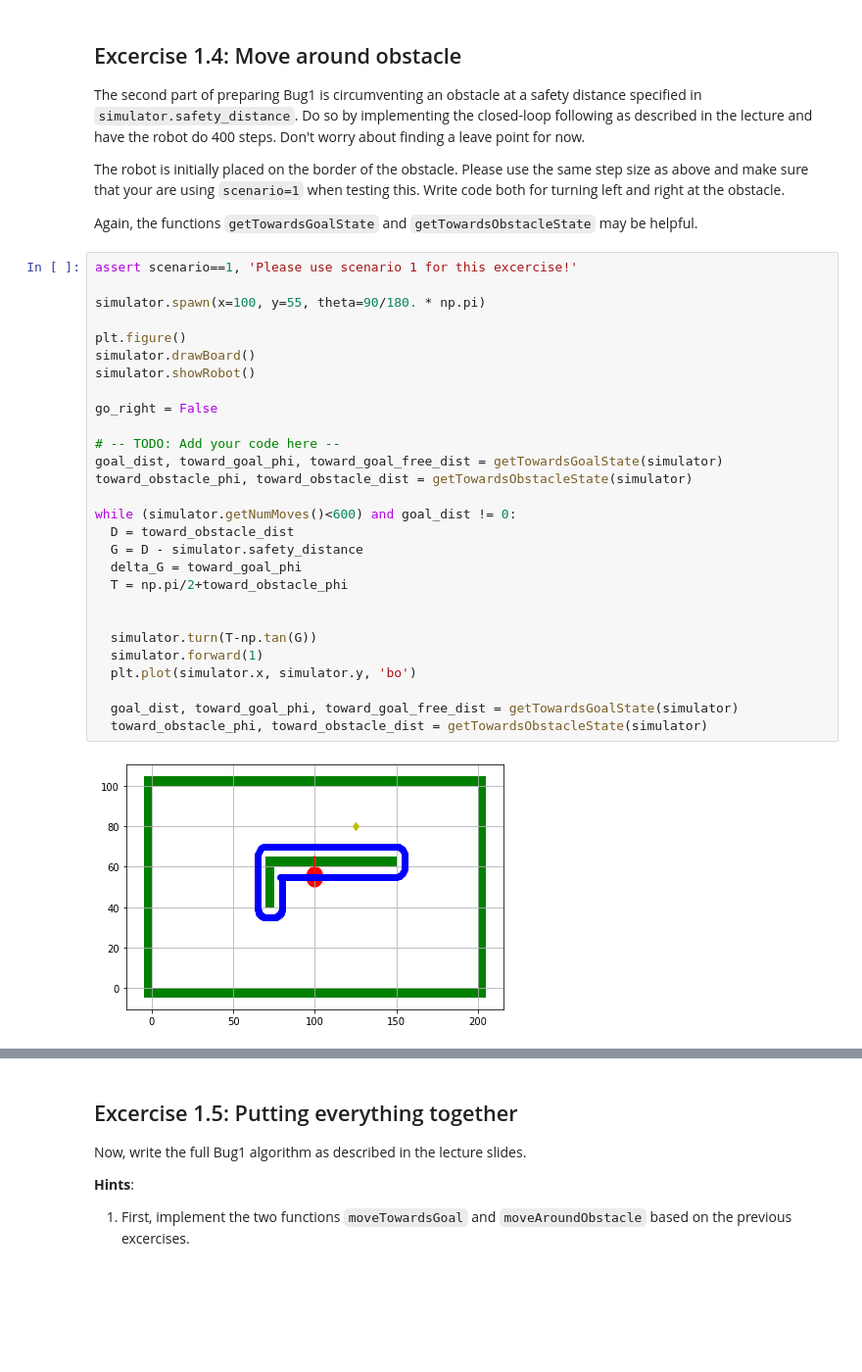
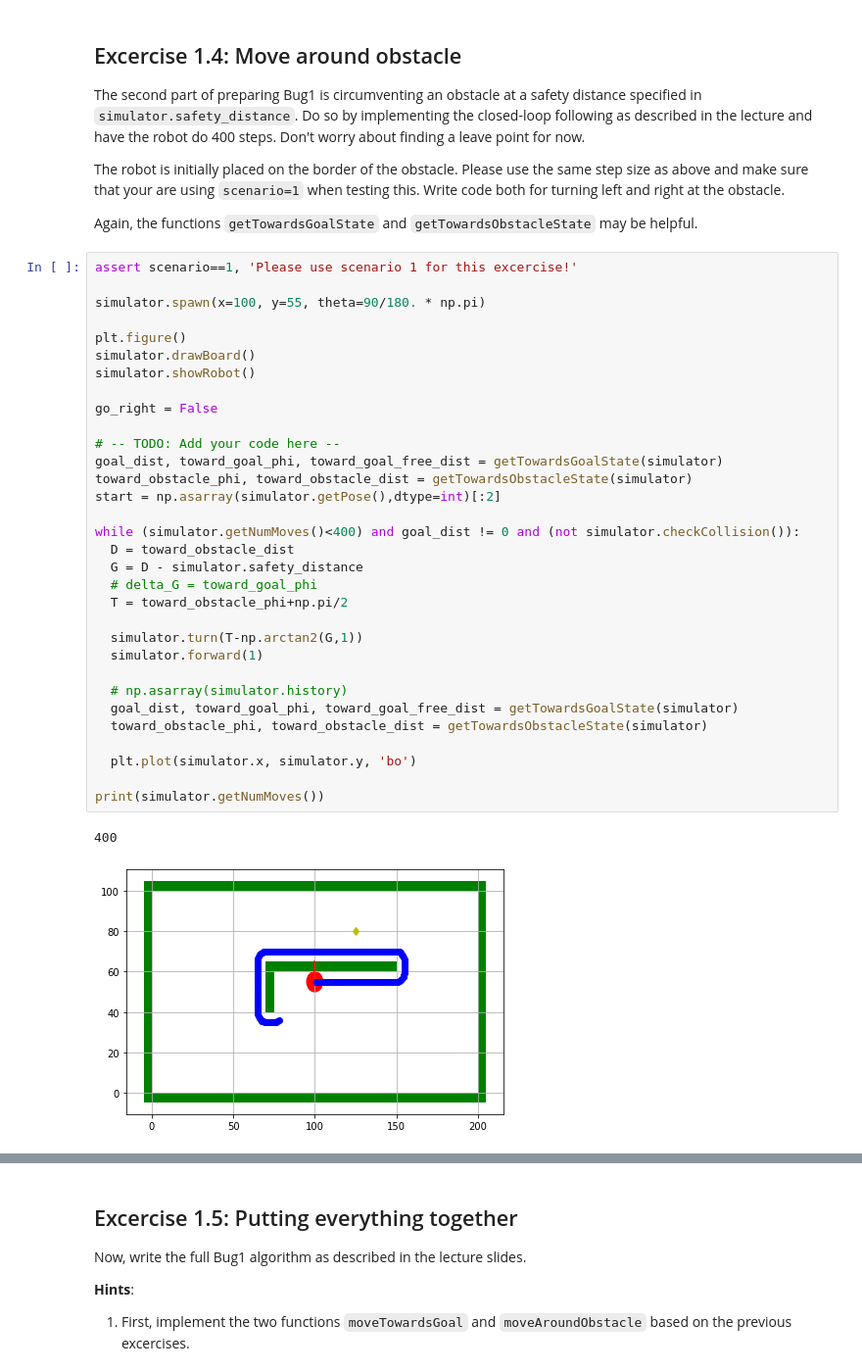
Before and after one commit to Braafisch/Motion-Planning-Assignment, a Jupyter notebook: Assignment_1/MP_Assignment1.ipynb, the cells around one changed output, grey strips where cells are left out. Shown at 98% size. Cells and saved outputs as stored; diff of their text form; blank space fills up the shorter version.

```diff
--- a/Assignment_1/MP_Assignment1.ipynb
+++ b/Assignment_1/MP_Assignment1.ipynb
@@ -296,30 +300,35 @@ Again, the functions ``getTowardsGoalState`` and ``getTowardsObstacleState`` may
 # %%
 assert scenario==1, 'Please use scenario 1 for this excercise!'
 
 simulator.spawn(x=100, y=55, theta=90/180. * np.pi)
 
 plt.figure()
 simulator.drawBoard()
 simulator.showRobot()
 
 go_right = False
 
 # -- TODO: Add your code here --
 goal_dist, toward_goal_phi, toward_goal_free_dist = getTowardsGoalState(simulator)
 toward_obstacle_phi, toward_obstacle_dist = getTowardsObstacleState(simulator)
+start = np.asarray(simulator.getPose(),dtype=int)[:2]
 
-while (simulator.getNumMoves()<600) and goal_dist != 0:
+while (simulator.getNumMoves()<400) and goal_dist != 0 and (not simulator.checkCollision()):
   D = toward_obstacle_dist
   G = D - simulator.safety_distance
-  delta_G = toward_goal_phi
-  T = np.pi/2+toward_obstacle_phi
+  # delta_G = toward_goal_phi
+  T = toward_obstacle_phi+np.pi/2
 
+  simulator.turn(T-np.arctan2(G,1))
+  simulator.forward(1)
 
-  simulator.turn(T-np.tan(G))
-  simulator.forward(1)
+  # np.asarray(simulator.history)
+  goal_dist, toward_goal_phi, toward_goal_free_dist = getTowardsGoalState(simulator)
+  toward_obstacle_phi, toward_obstacle_dist = getTowardsObstacleState(simulator)
+
   plt.plot(simulator.x, simulator.y, 'bo')
 
-  goal_dist, toward_goal_phi, toward_goal_free_dist = getTowardsGoalState(simulator)
-  toward_obstacle_phi, toward_obstacle_dist = getTowardsObstacleState(simulator)
+print(simulator.getNumMoves())
 # %% [output]
+400
-[figure, old version]
+[figure, new version]
```
Also changed, not shown: parts of 6 cells of this notebook.
